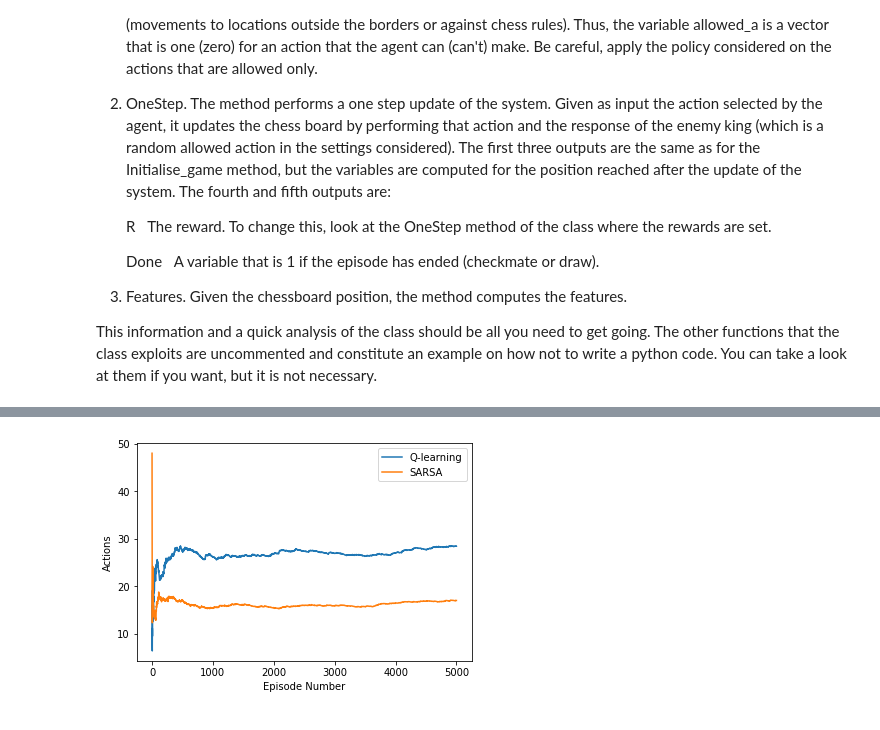
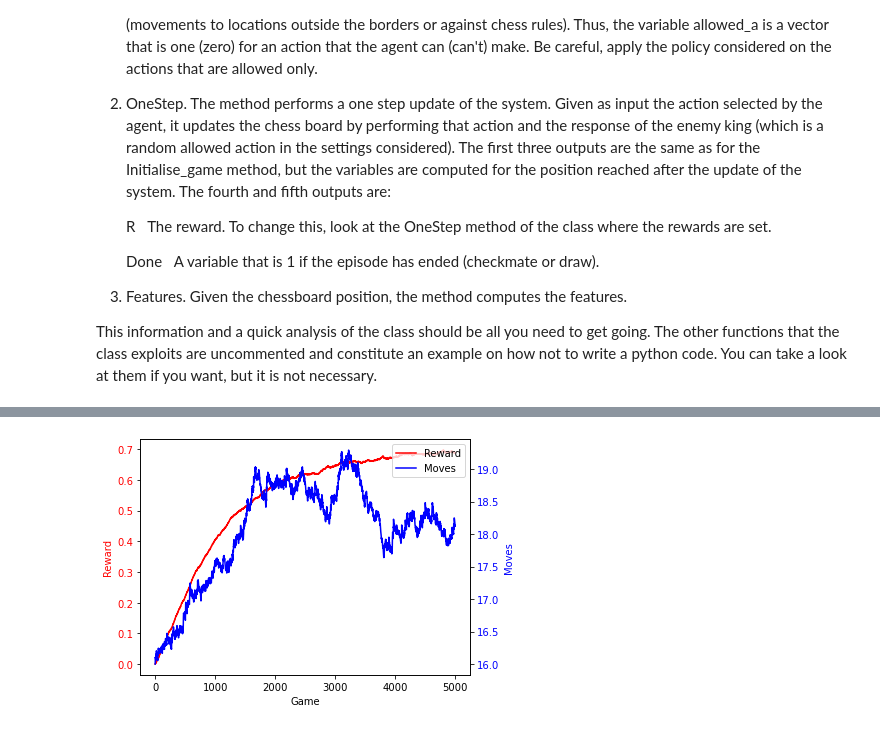
Before and after one commit to rmogicato/RL-Jan-Raffael, a Jupyter notebook: Assignment.ipynb, the cells around one changed output, grey strips where cells are left out. Cells and saved outputs as stored; diff of their text form; code cells hidden in the pictures.

```diff
--- a/Assignment.ipynb
+++ b/Assignment.ipynb
@@ -337,10 +268,39 @@ plt.show()
-# %%
-plt.figure()
-plt.plot(pd.DataFrame(N_moves_save).ewm(span=N_episodes).mean())
-plt.plot(pd.DataFrame(N_moves_save_SARSA).ewm(span=N_episodes).mean())
-plt.legend(["Q-learning", "SARSA"])
-plt.xlabel('Episode Number')
-plt.ylabel('Actions')
-plt.show()
-# %% [output]
-[figure, removed]
+# %%
+def exp_moving_average(data,alpha):
+
+    alpha_rev = 1-alpha
+
+    scale = 1/alpha_rev
+    n = data.shape[0]
+
+    r = np.arange(n)
+    scale_arr = scale**r
+    offset = data[0]*alpha_rev**(r+1)
+    pw0 = alpha*alpha_rev**(n-1)
+
+    mult = data*pw0*scale_arr
+    cumsums = mult.cumsum()
+    out = offset + cumsums*scale_arr[::-1]
+    return out
+
+fig, ax1 = plt.subplots()
+
+ax1.set_xlabel('Game')
+ax1.set_ylabel('Reward', color="red")
+ax1.plot(exp_moving_average(R_save, 1/1000),color="red",label='Reward')
+ax1.tick_params(axis='y', labelcolor="red")
+
+ax2 = ax1.twinx()
+
+ax2.set_ylabel('Moves',color="blue")
+ax2.plot(exp_moving_average(N_moves_save, 1/1000),color="blue",label='Moves')
+ax2.tick_params(axis='y', labelcolor="blue")
+
+lines, labels = ax1.get_legend_handles_labels()
+lines2, labels2 = ax2.get_legend_handles_labels()
+ax2.legend(lines + lines2, labels + labels2, loc=0)
+
+
+fig.tight_layout()
+# %% [output]
+[figure, added]
```
Also changed, not shown: parts of 8 cells of this notebook.
